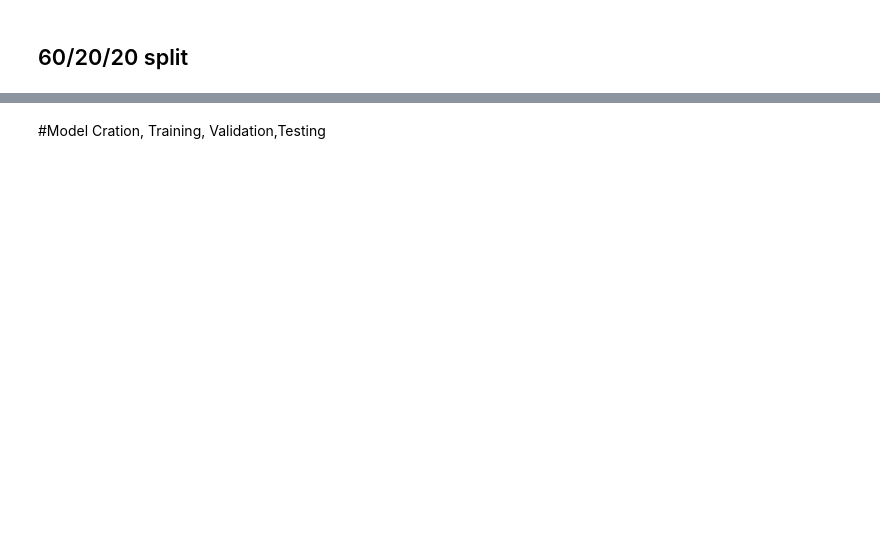
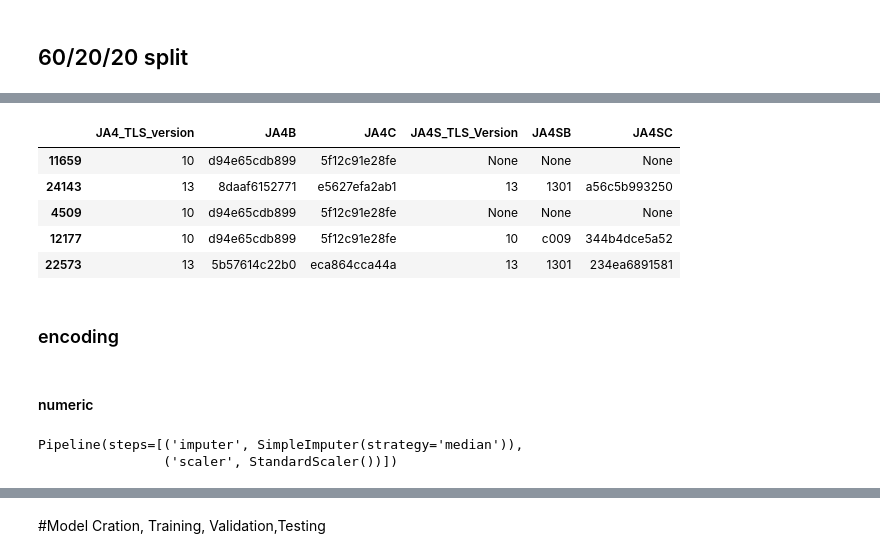
Before and after one commit to SoupBoi1/TLS-Fingerprinting-Malicious-Detection, a Jupyter notebook: TLSMaliciousDetection.ipynb, the cells around one changed output, grey strips where cells are left out. Cells and saved outputs as stored; diff of their text form; code cells hidden in the pictures; blank space fills up the shorter version.

```diff
--- a/TLSMaliciousDetection.ipynb
+++ b/TLSMaliciousDetection.ipynb
@@ -226 +334,3 @@ Shape of One-Hot Encoded features: (30664, 1588)
+# %%
+hotencode_labels = ['JA4_TLS_version', 'JA4S_TLS_Version', 'JA4B', 'JA4C', 'JA4SB', 'JA4SC']
 # %%
@@ -239,0 +378,9 @@ Testing set size (One-Hot): 6133
+# %%
+X_trainR.loc[:, X_trainR.columns.isin(hotencode_labels)].head()
+# %% [output]
+|  | JA4_TLS_version | JA4B | JA4C | JA4S_TLS_Version | JA4SB | JA4SC |
+| 11659 | 10 | d94e65cdb899 | 5f12c91e28fe | None | None | None |
+| 24143 | 13 | 8daaf6152771 | e5627efa2ab1 | 13 | 1301 | a56c5b993250 |
+| 4509 | 10 | d94e65cdb899 | 5f12c91e28fe | None | None | None |
+| 12177 | 10 | d94e65cdb899 | 5f12c91e28fe | 10 | c009 | 344b4dce5a52 |
+| 22573 | 13 | 5b57614c22b0 | eca864cca44a | 13 | 1301 | 234ea6891581 |
@@ -239,0 +395,16 @@ Testing set size (One-Hot): 6133
+# %% [markdown]
+### encoding
+# %% [markdown]
+#### numeric
+# %%
+
+numeric_pipeline = Pipeline([
+    ('imputer', SimpleImputer(strategy='median')),
+    ('scaler', StandardScaler())
+])
+
+
+numeric_pipeline.fit(np.zeros([10,10]))
+# %% [output]
+Pipeline(steps=[('imputer', SimpleImputer(strategy='median')),
+                ('scaler', StandardScaler())])
```
Also changed, not shown: parts of 30 cells of this notebook.
